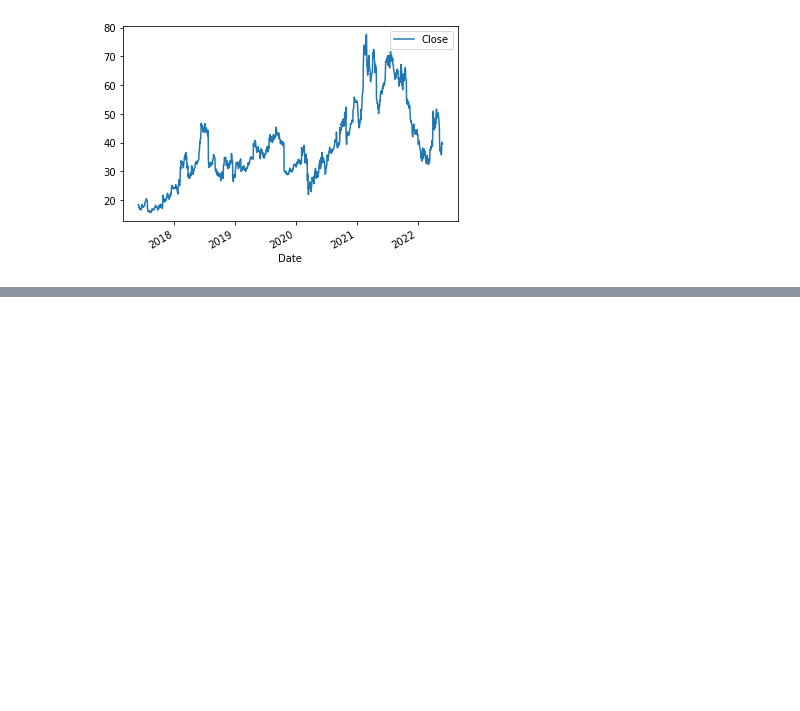
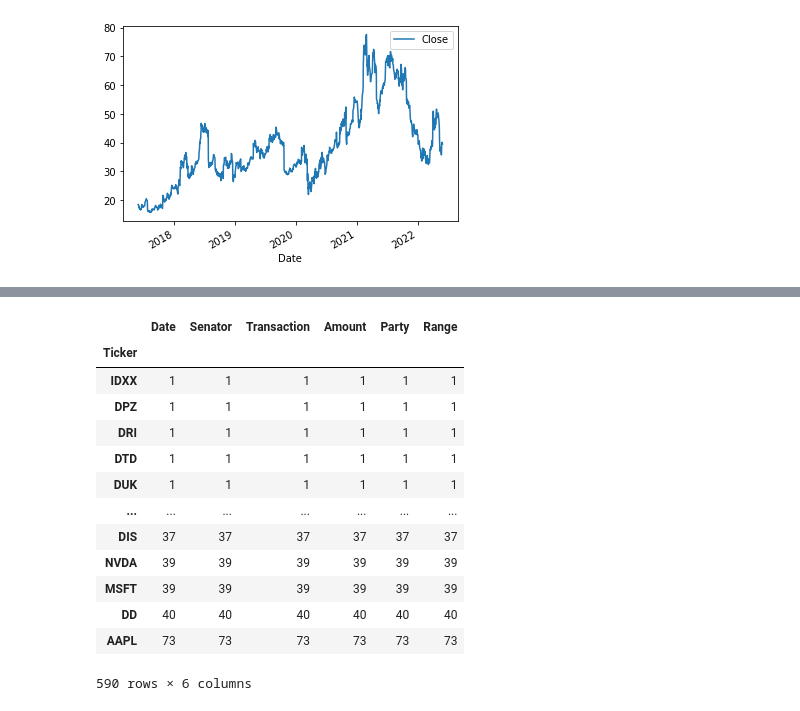
Before and after one commit to Loudju/Fintech_Project1_Politician_stock_trading, a Jupyter notebook: initial_data_with_key.ipynb, the cells around one changed output, grey strips where cells are left out. Cells and saved outputs as stored; diff of their text form; code cells hidden in the pictures; blank space fills up the shorter version.

Commit message:
scrubbed data by stock and party

```diff
--- a/initial_data_with_key.ipynb
+++ b/initial_data_with_key.ipynb
@@ -131,0 +181,2 @@ twtr_5y.plot()
+# %%
+dfsenate = quiver.senate_trading()
@@ -131,0 +199,17 @@ twtr_5y.plot()
+# %%
+dfsenate.groupby('Ticker').count().sort_values('Transaction')
+# %% [output]
+|  | Date | Senator | Transaction | Amount | Party | Range |
+| Ticker |  |  |  |  |  |  |
+| IDXX | 1 | 1 | 1 | 1 | 1 | 1 |
+| DPZ | 1 | 1 | 1 | 1 | 1 | 1 |
+| DRI | 1 | 1 | 1 | 1 | 1 | 1 |
+| DTD | 1 | 1 | 1 | 1 | 1 | 1 |
+| DUK | 1 | 1 | 1 | 1 | 1 | 1 |
+| ... | ... | ... | ... | ... | ... | ... |
+| DIS | 37 | 37 | 37 | 37 | 37 | 37 |
+| NVDA | 39 | 39 | 39 | 39 | 39 | 39 |
+| MSFT | 39 | 39 | 39 | 39 | 39 | 39 |
+| DD | 40 | 40 | 40 | 40 | 40 | 40 |
+| AAPL | 73 | 73 | 73 | 73 | 73 | 73 |
+590 rows × 6 columns
```
Also changed, not shown: parts of 13 cells of this notebook, 1 other file.
